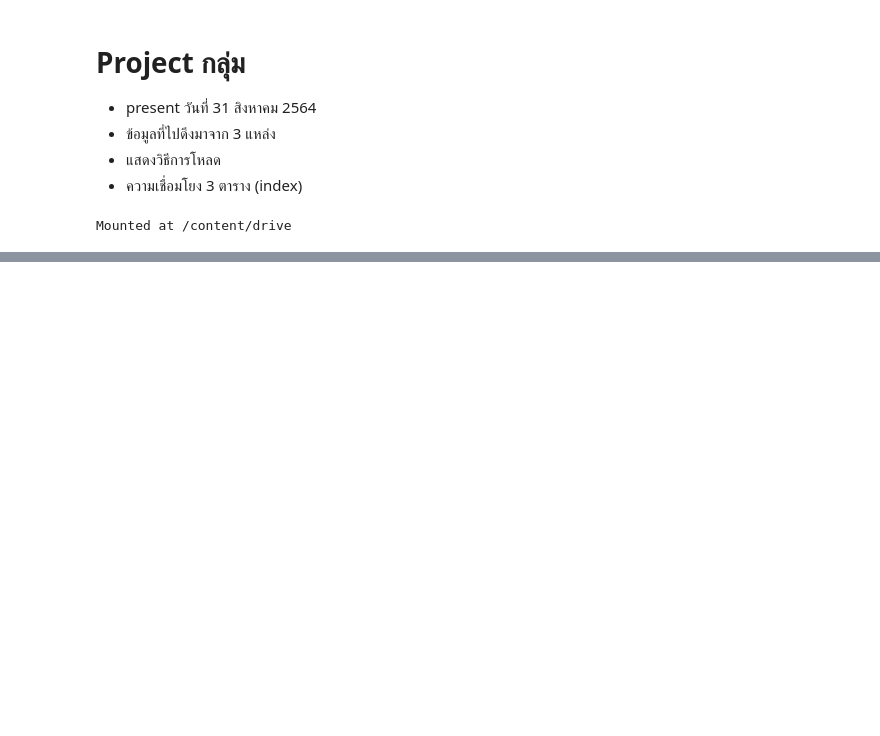
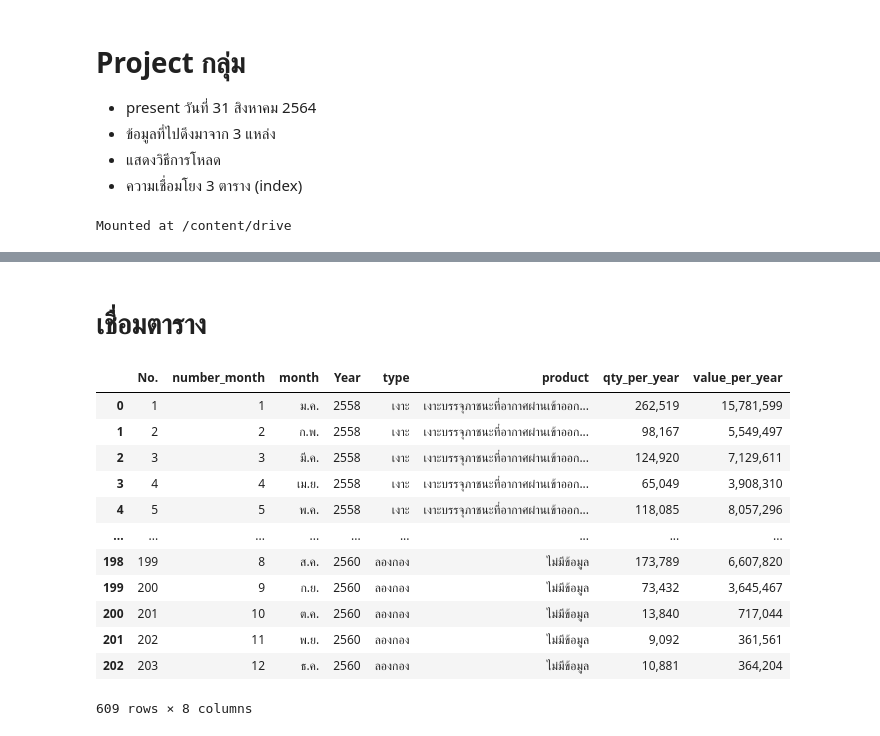
Before and after one commit to mintra-tippayaratsontorn/DWDM21, a Jupyter notebook: Project_DWDM.ipynb, the cells around one changed output, grey strips where cells are left out. Cells and saved outputs as stored; diff of their text form; code cells hidden in the pictures; blank space fills up the shorter version.

```diff
--- a/Project_DWDM.ipynb
+++ b/Project_DWDM.ipynb
@@ -69,0 +85,13 @@ data_rice61
+# %%
+# product
+data_58[['product']] = data_58[['product']].fillna('ไม่มีข้อมูล')
+
+# qty_per_year
+avg_qty_per_year58 = data_58[['qty_per_year']].mean()
+# เติม mean ลงไปแทนค่า missing
+data_58[['qty_per_year']] = data_58[['qty_per_year']].fillna('avg_qty_per_year58')
+
+# value_per_year
+avg_value_per_year58 = data_58[['value_per_year']].mean()
+# เติม mean ลงไปแทนค่า missing
+data_58[['value_per_year']] = data_58[['value_per_year']].fillna('avg_value_per_year58')
@@ -69,0 +124,13 @@ data_rice61
+# %%
+# product
+data_59[['product']] = data_59[['product']].fillna('ไม่มีข้อมูล')
+
+# qty_per_year
+avg_qty_per_year59 = data_59[['qty_per_year']].mean()
+# เติม mean ลงไปแทนค่า missing
+data_59[['qty_per_year']] = data_59[['qty_per_year']].fillna('avg_qty_per_year59')
+
+# value_per_year
+avg_value_per_year59 = data_59[['value_per_year']].mean()
+# เติม mean ลงไปแทนค่า missing
+data_59[['value_per_year']] = data_59[['value_per_year']].fillna('avg_value_per_year59')
@@ -69,0 +163,13 @@ data_rice61
+# %%
+# product
+data_60[['product']] = data_60[['product']].fillna('ไม่มีข้อมูล')
+
+# qty_per_year
+avg_qty_per_year60 = data_60[['qty_per_year']].mean()
+# เติม mean ลงไปแทนค่า missing
+data_60[['qty_per_year']] = data_60[['qty_per_year']].fillna('avg_qty_per_year60')
+
+# value_per_year
+avg_value_per_year60 = data_60[['value_per_year']].mean()
+# เติม mean ลงไปแทนค่า missing
+data_60[['value_per_year']] = data_60[['value_per_year']].fillna('avg_value_per_year60')
@@ -69,0 +189,19 @@ data_rice61
+# %% [markdown]
+# เชื่อมตาราง
+# %%
+data_export = pd.concat([data_58,data_59,data_60])  # ต่อตารางแนวแกน Y
+data_export
+# %% [output]
+|  | No. | number_month | month | Year | type | product | qty_per_year | value_per_year |
+| 0 | 1 | 1 | ม.ค. | 2558 | เงาะ | เงาะบรรจุภาชนะที่อากาศผ่านเข้าออก... | 262,519 | 15,781,599 |
+| 1 | 2 | 2 | ก.พ. | 2558 | เงาะ | เงาะบรรจุภาชนะที่อากาศผ่านเข้าออก... | 98,167 | 5,549,497 |
+| 2 | 3 | 3 | มี.ค. | 2558 | เงาะ | เงาะบรรจุภาชนะที่อากาศผ่านเข้าออก... | 124,920 | 7,129,611 |
+| 3 | 4 | 4 | เม.ย. | 2558 | เงาะ | เงาะบรรจุภาชนะที่อากาศผ่านเข้าออก... | 65,049 | 3,908,310 |
+| 4 | 5 | 5 | พ.ค. | 2558 | เงาะ | เงาะบรรจุภาชนะที่อากาศผ่านเข้าออก... | 118,085 | 8,057,296 |
+| ... | ... | ... | ... | ... | ... | ... | ... | ... |
+| 198 | 199 | 8 | ส.ค. | 2560 | ลองกอง | ไม่มีข้อมูล | 173,789 | 6,607,820 |
+| 199 | 200 | 9 | ก.ย. | 2560 | ลองกอง | ไม่มีข้อมูล | 73,432 | 3,645,467 |
+| 200 | 201 | 10 | ต.ค. | 2560 | ลองกอง | ไม่มีข้อมูล | 13,840 | 717,044 |
+| 201 | 202 | 11 | พ.ย. | 2560 | ลองกอง | ไม่มีข้อมูล | 9,092 | 361,561 |
+| 202 | 203 | 12 | ธ.ค. | 2560 | ลองกอง | ไม่มีข้อมูล | 10,881 | 364,204 |
+609 rows × 8 columns
```
Also changed, not shown: parts of 11 cells of this notebook.
